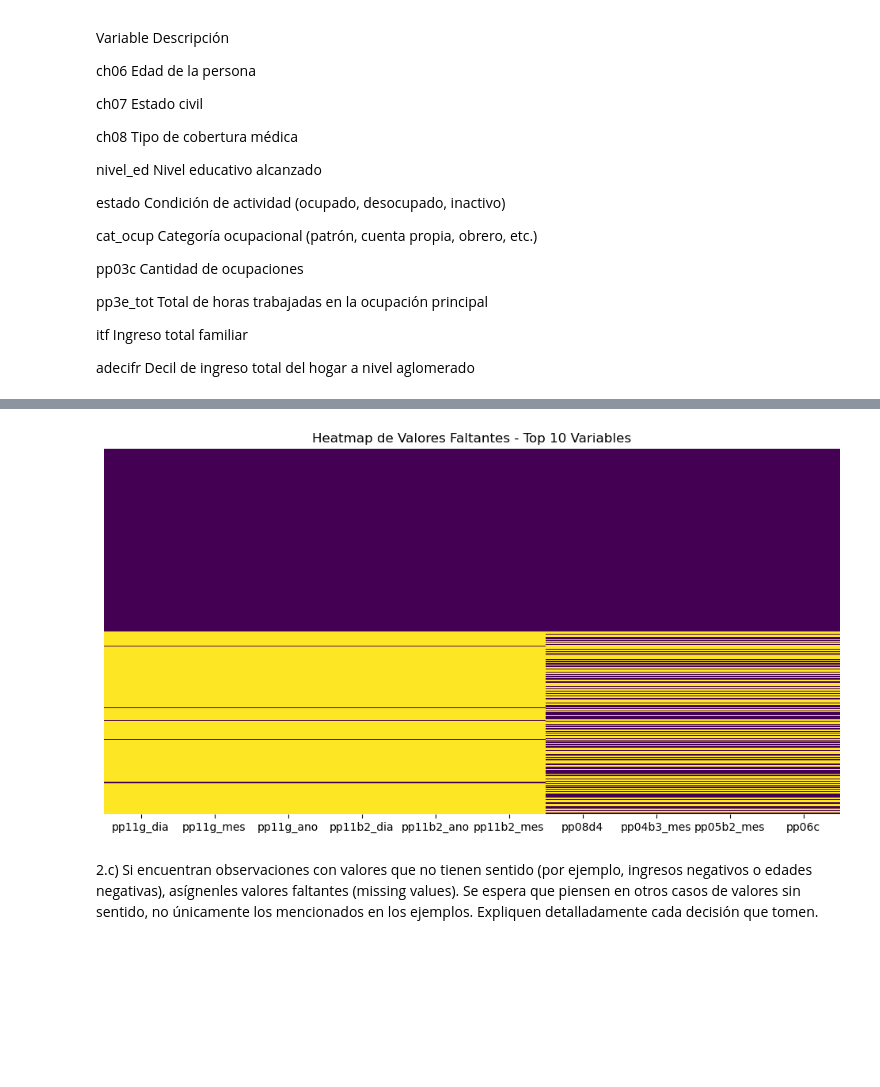
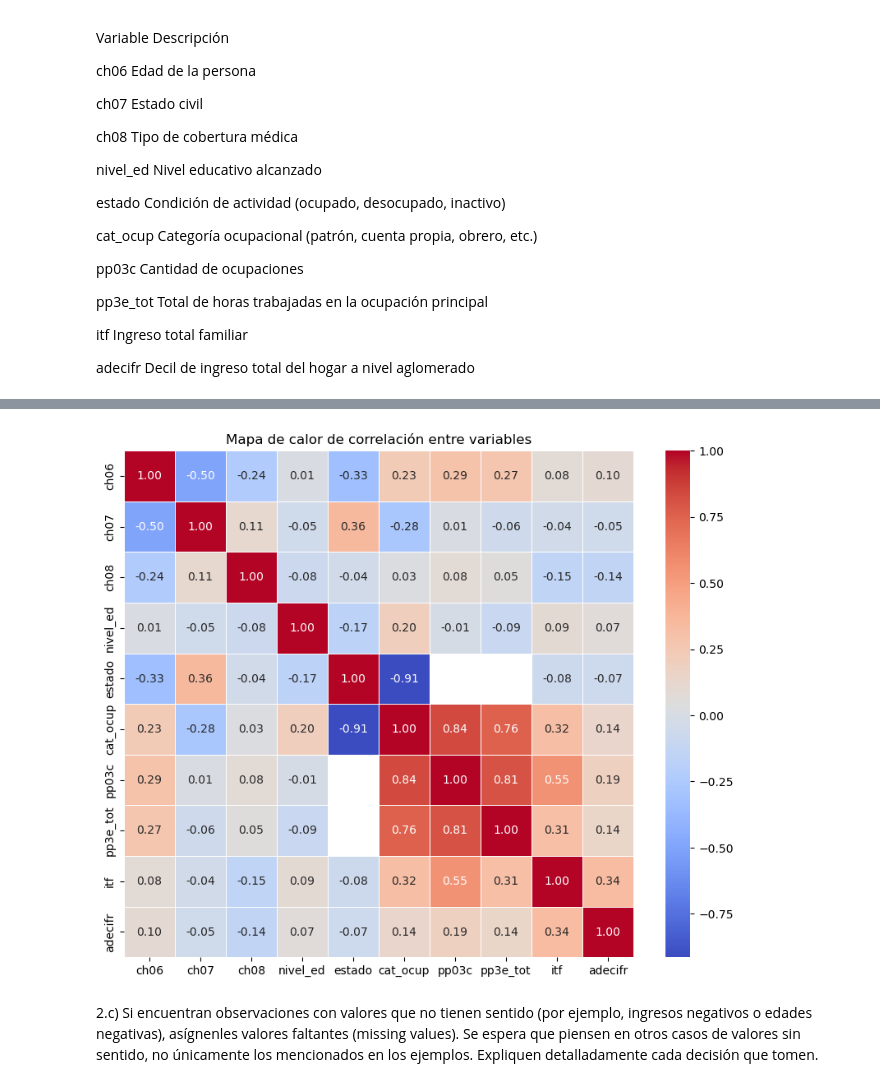
Before and after one commit to tomas-pacheco/BigDataZOE, a Jupyter notebook: Untitled1.ipynb, the cells around one changed output, grey strips where cells are left out. Saved outputs shown, nothing was run; the diff lists cells and outputs as text; code cells hidden in the pictures; blank space fills up the shorter version.

Commit message:
heatmap try2
hice el heatmap de nuevo, tiene mas sentido pero preguntarle a tomi si está okay el codigo...ahora hay q empezar a limpiar

```diff
--- a/Untitled1.ipynb
+++ b/Untitled1.ipynb
@@ -226,19 +202,34 @@ plt.show()
-# %%
-# Calcular el porcentaje de valores nulos por variable
-missing_percent = df.isnull().mean() * 100
-
-# Seleccionar las 10 variables con más valores faltantes
-top_10_missing = missing_percent.sort_values(ascending=False).head(10).index
-
-# Filtrar el DataFrame con esas variables
-df_missing = df[top_10_missing]
-
-plt.figure(figsize=(12, 6))
-sns.heatmap(df_missing.isnull(), cmap="viridis", cbar=False, yticklabels=False)
-plt.title("Heatmap de Valores Faltantes - Top 10 Variables")
-plt.show()
-# %% [output]
-[figure, removed]
+# %%
+import pandas as pd
+import seaborn as sns
+import matplotlib.pyplot as plt
+
+# Cargar el archivo Stata (.dta)
+df = pd.read_stata("C:\\Users\\caval\\Documents\\GitHub\\BigData\\data_unificado.dta")
+
+# Definir las variables de interés
+variables_interes = ['ch06', 'ch07', 'ch08', 'nivel_ed', 'estado', 'cat_ocup', 'pp03c', 'pp3e_tot', 'itf', 'adecifr']
+
+# Filtrar el dataframe a esas columnas
+df_heatmap = df[variables_interes]
+
+# Convertir a números si hay valores categóricos
+df_heatmap = df_heatmap.apply(pd.to_numeric, errors='coerce')
+
+# Matriz de correlación
+corr_matrix = df_heatmap.corr()
+
+# Crear el heatmap
+plt.figure(figsize=(10, 8))
+sns.heatmap(corr_matrix, cmap="coolwarm", annot=True, fmt=".2f", linewidths=0.5)
+
+# Personalizar etiquetas
+plt.title("Mapa de calor de correlación entre variables")
+
+# Mostrar el gráfico
+plt.show()
+# %% [output]
+[figure, added]
 # %% [markdown]
 2.c) Si encuentran observaciones con valores que no tienen sentido (por ejemplo, ingresos negativos o edades negativas), asígnenles valores faltantes (missing values). Se espera que piensen en otros casos de valores sin sentido, no únicamente los mencionados en los ejemplos. Expliquen detalladamente cada decisión que tomen.
 # %%
```
Also changed, not shown: parts of 1 cell of this notebook.
